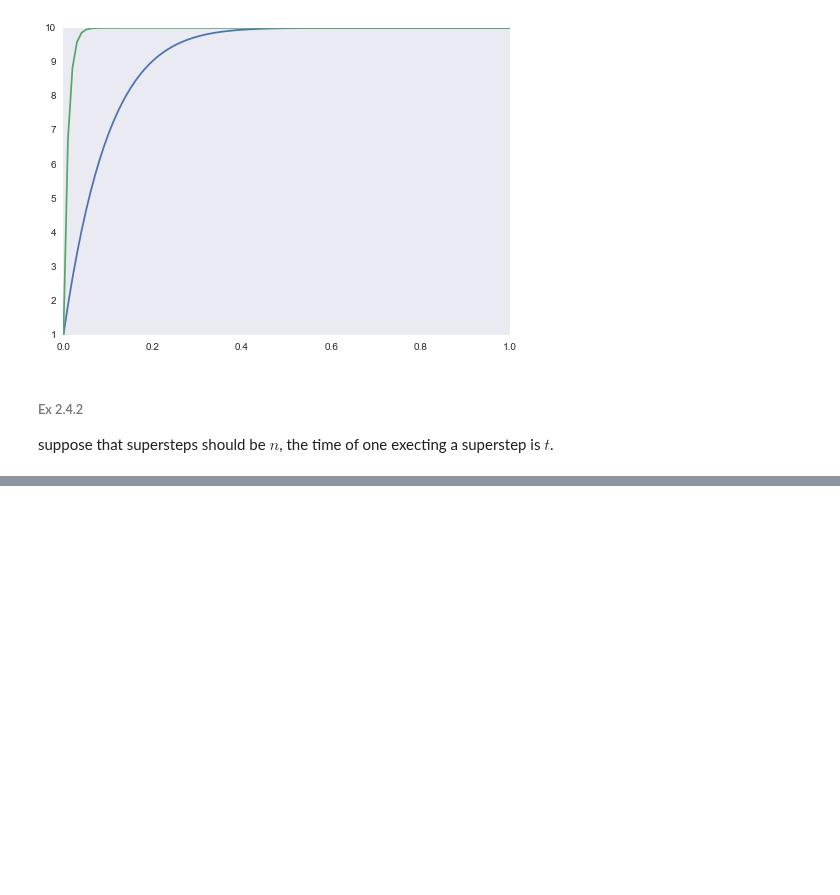
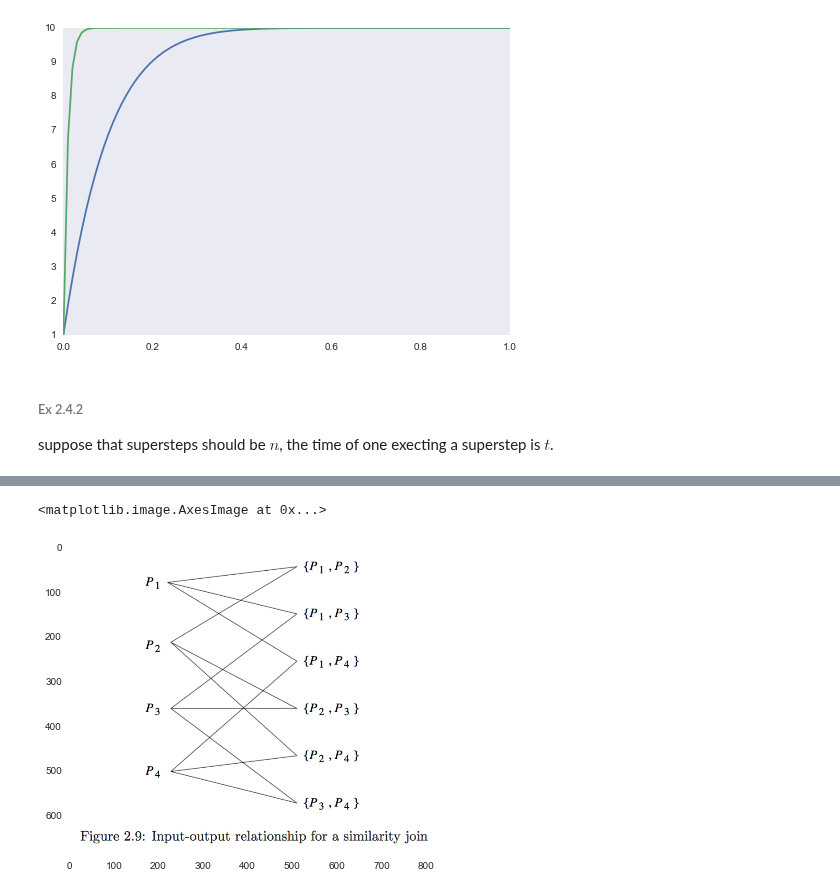
Before and after one commit to facaiy/book_notes, a Jupyter notebook: Mining_of_Massive_Datasets/MapReduce_and_the_New_Software_Stack/note.ipynb, the cells around one changed output, grey strips where cells are left out. Cells and saved outputs as stored; diff of their text form; code cells hidden in the pictures; blank space fills up the shorter version.

```diff
--- a/Mining_of_Massive_Datasets/MapReduce_and_the_New_Software_Stack/note.ipynb
+++ b/Mining_of_Massive_Datasets/MapReduce_and_the_New_Software_Stack/note.ipynb
@@ -328,0 +434,5 @@ suppose that supersteps should be $n$, the time of one execting a superstep is $
+# %%
+plt.imshow(plt.imread('./res/fig2_9.png'))
+# %% [output]
+<matplotlib.image.AxesImage at 0x...>
+[figure, added]
```
Also changed, not shown: parts of 14 cells of this notebook, 1 other file.
